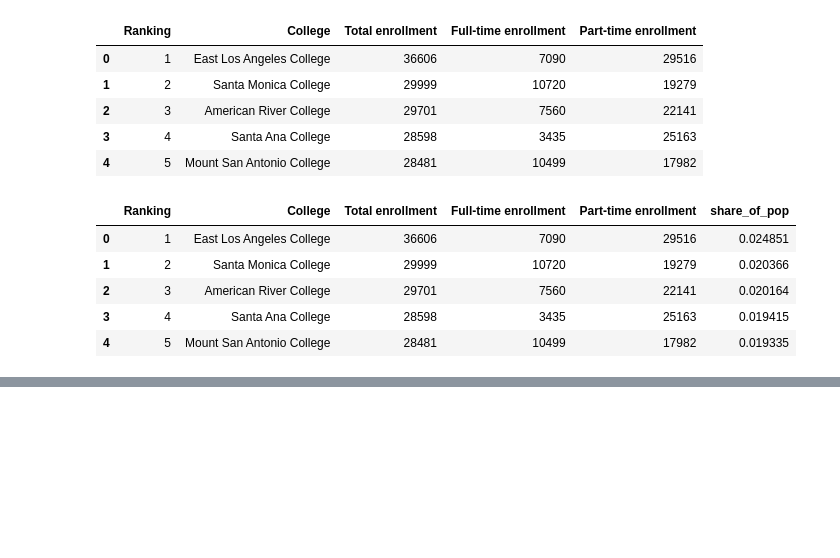
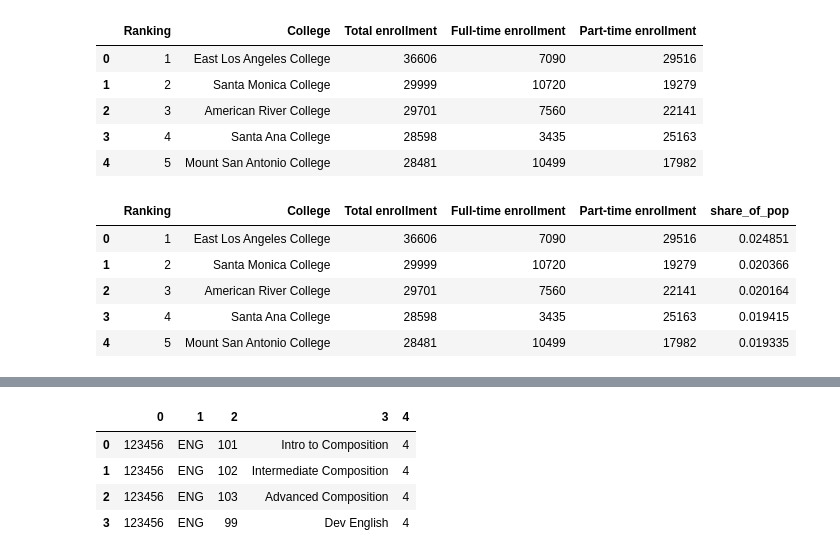
Before and after one commit to chekos/pandas_workshop_2, a Jupyter notebook: notebooks/000 Data Creation.ipynb, the cells around one changed output, grey strips where cells are left out. Saved outputs shown, nothing was run; the diff lists cells and outputs as text; code cells hidden in the pictures; blank space fills up the shorter version.

```diff
--- a/notebooks/000 Data Creation.ipynb
+++ b/notebooks/000 Data Creation.ipynb
@@ -152,0 +168,6 @@ np.random.normal(loc = 30, scale = 15, size = 10)
+# %%
+# Example
+course_example = np.array(['123456_ENG_101_Intro to Composition_4', '123456_ENG_102_Intermediate Composition_4', '123456_ENG_103_Advanced Composition_4', '123456_ENG_99_Dev English_4'])
+
+course_df = pd.DataFrame(course_example, columns = ['course_all'])
+course_df.head()
@@ -152,0 +180,8 @@ np.random.normal(loc = 30, scale = 15, size = 10)
+# %%
+course_df['course_all'].str.split("_", expand = True,)
+# %% [output]
+|  | 0 | 1 | 2 | 3 | 4 |
+| 0 | 123456 | ENG | 101 | Intro to Composition | 4 |
+| 1 | 123456 | ENG | 102 | Intermediate Composition | 4 |
+| 2 | 123456 | ENG | 103 | Advanced Composition | 4 |
+| 3 | 123456 | ENG | 99 | Dev English | 4 |
```
Also changed, not shown: parts of 26 cells of this notebook.
